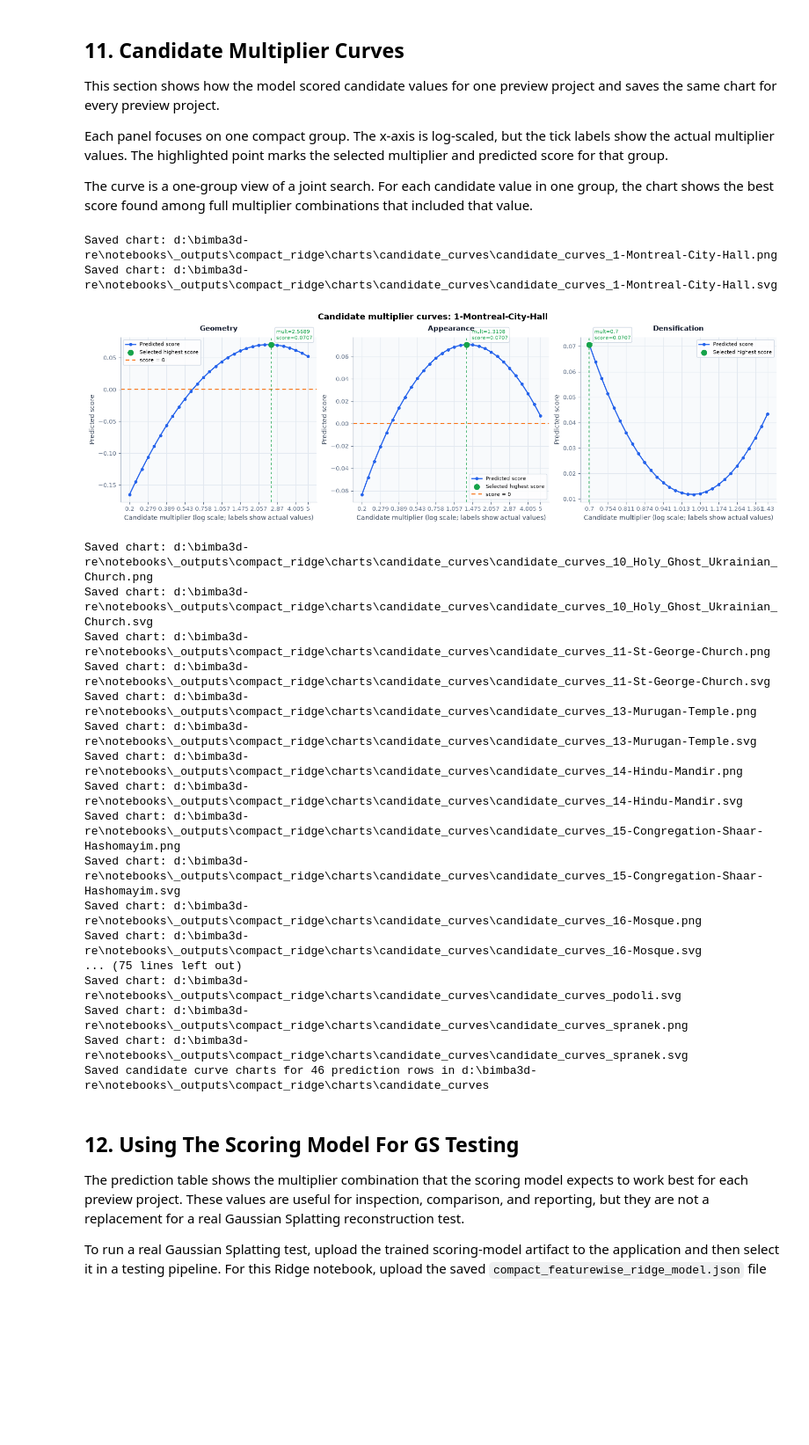
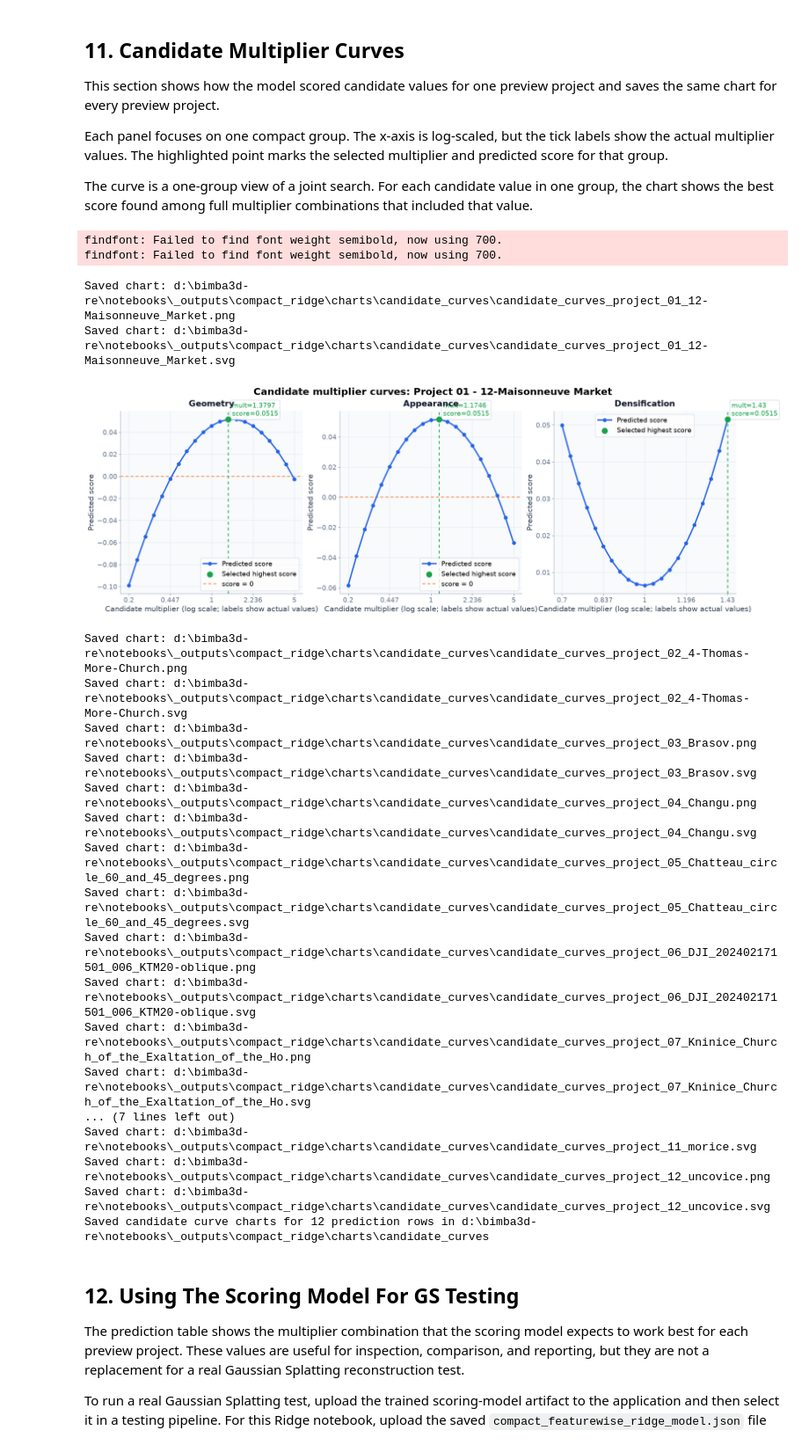
Before and after one commit to geomatupen/bimba3d-re, a Jupyter notebook: notebooks/featurewise_ridge_quality_scoring_model.ipynb, the cells around one changed output. Shown at 88% size. Saved outputs shown, nothing was run; the diff lists cells and outputs as text; code cells hidden in the pictures; blank space fills up the shorter version.

```diff
--- a/notebooks/featurewise_ridge_quality_scoring_model.ipynb
+++ b/notebooks/featurewise_ridge_quality_scoring_model.ipynb
@@ -565,7 +594,8 @@ def compact_raw_feature(features: dict[str, Any], name: str) -> float:
     if name == "overlap_proxy":
         return _feature_float(features, "overlap_proxy", 0.5)
     if name == "coverage_spread":
-        return _feature_float(features, "coverage_spread", 0.5)
+        # Treat 0.0 as unavailable coverage and use the neutral default, matching the model code.
+        return _feature_float(features, "coverage_spread", 0.5, positive=True)
     if name == "camera_angle_bucket":
         return _feature_float(features, "camera_angle_bucket", 0.0)
     if name == "heading_consistency":
@@ -1640,44 +1700,51 @@ Each panel focuses on one compact group. The x-axis is log-scaled, but the tick
 
 The curve is a one-group view of a joint search. For each candidate value in one group, the chart shows the best score found among full multiplier combinations that included that value.
 # %%
-PROJECT_NAME = prediction_rows[0]["project_name"] if prediction_rows else None
+PROJECT_INDEX = prediction_rows[0].get("project_index") if prediction_rows else None
 if not prediction_rows:
     print("No prediction rows available.")
 else:
-    selected_row = next((row for row in prediction_rows if row["project_name"] == PROJECT_NAME), prediction_rows[0])
-    candidate_dir = CHART_DIR / "candidate_curves"
+    selected_row = next((row for row in prediction_rows if row.get("project_index") == PROJECT_INDEX), prediction_rows[0])
+    candidate_dir = prepare_output_directory(CHART_DIR / "candidate_curves", replace=True)
 
     for row in prediction_rows:
         # Show one example in the notebook and save charts for every preview row for later inspection.
+        project_index = row.get("project_index")
+        if isinstance(project_index, (int, float)) and math.isfinite(float(project_index)):
+            project_label = f"project_{int(project_index):02d}_{row['project_name']}"
+        else:
+            project_label = row.get("project_name") or "preview_project"
         plot_candidate_curve_set(
             row,
-            save_name=f"candidate_curves_{row['project_name']}",
+            save_name=f"candidate_curves_{project_label}",
             directory=candidate_dir,
             show=(row is selected_row),
             save=True,
         )
     print(f"Saved candidate curve charts for {len(prediction_rows)} prediction rows in {candidate_dir}")
 # %% [output]
-Saved chart: d:\bimba3d-re\notebooks\_outputs\compact_ridge\charts\candidate_curves\candidate_curves_1-Montreal-City-Hall.png
-Saved chart: d:\bimba3d-re\notebooks\_outputs\compact_ridge\charts\candidate_curves\candidate_curves_1-Montreal-City-Hall.svg
+findfont: Failed to find font weight semibold, now using 700.
+findfont: Failed to find font weight semibold, now using 700.
+Saved chart: d:\bimba3d-re\notebooks\_outputs\compact_ridge\charts\candidate_curves\candidate_curves_project_01_12-Maisonneuve_Market.png
+Saved chart: d:\bimba3d-re\notebooks\_outputs\compact_ridge\charts\candidate_curves\candidate_curves_project_01_12-Maisonneuve_Market.svg
-[figure, old version]
+[figure, new version]
-Saved chart: d:\bimba3d-re\notebooks\_outputs\compact_ridge\charts\candidate_curves\candidate_curves_10_Holy_Ghost_Ukrainian_Church.png
-Saved chart: d:\bimba3d-re\notebooks\_outputs\compact_ridge\charts\candidate_curves\candidate_curves_10_Holy_Ghost_Ukrainian_Church.svg
-Saved chart: d:\bimba3d-re\notebooks\_outputs\compact_ridge\charts\candidate_curves\candidate_curves_11-St-George-Church.png
-Saved chart: d:\bimba3d-re\notebooks\_outputs\compact_ridge\charts\candidate_curves\candidate_curves_11-St-George-Church.svg
-Saved chart: d:\bimba3d-re\notebooks\_outputs\compact_ridge\charts\candidate_curves\candidate_curves_13-Murugan-Temple.png
-Saved chart: d:\bimba3d-re\notebooks\_outputs\compact_ridge\charts\candidate_curves\candidate_curves_13-Murugan-Temple.svg
-Saved chart: d:\bimba3d-re\notebooks\_outputs\compact_ridge\charts\candidate_curves\candidate_curves_14-Hindu-Mandir.png
-Saved chart: d:\bimba3d-re\notebooks\_outputs\compact_ridge\charts\candidate_curves\candidate_curves_14-Hindu-Mandir.svg
-Saved chart: d:\bimba3d-re\notebooks\_outputs\compact_ridge\charts\candidate_curves\candidate_curves_15-Congregation-Shaar-Hashomayim.png
-Saved chart: d:\bimba3d-re\notebooks\_outputs\compact_ridge\charts\candidate_curves\candidate_curves_15-Congregation-Shaar-Hashomayim.svg
-Saved chart: d:\bimba3d-re\notebooks\_outputs\compact_ridge\charts\candidate_curves\candidate_curves_16-Mosque.png
-Saved chart: d:\bimba3d-re\notebooks\_outputs\compact_ridge\charts\candidate_curves\candidate_curves_16-Mosque.svg
-... (75 lines left out)
-Saved chart: d:\bimba3d-re\notebooks\_outputs\compact_ridge\charts\candidate_curves\candidate_curves_podoli.svg
-Saved chart: d:\bimba3d-re\notebooks\_outputs\compact_ridge\charts\candidate_curves\candidate_curves_spranek.png
-Saved chart: d:\bimba3d-re\notebooks\_outputs\compact_ridge\charts\candidate_curves\candidate_curves_spranek.svg
-Saved candidate curve charts for 46 prediction rows in d:\bimba3d-re\notebooks\_outputs\compact_ridge\charts\candidate_curves
+Saved chart: d:\bimba3d-re\notebooks\_outputs\compact_ridge\charts\candidate_curves\candidate_curves_project_02_4-Thomas-More-Church.png
+Saved chart: d:\bimba3d-re\notebooks\_outputs\compact_ridge\charts\candidate_curves\candidate_curves_project_02_4-Thomas-More-Church.svg
+Saved chart: d:\bimba3d-re\notebooks\_outputs\compact_ridge\charts\candidate_curves\candidate_curves_project_03_Brasov.png
+Saved chart: d:\bimba3d-re\notebooks\_outputs\compact_ridge\charts\candidate_curves\candidate_curves_project_03_Brasov.svg
+Saved chart: d:\bimba3d-re\notebooks\_outputs\compact_ridge\charts\candidate_curves\candidate_curves_project_04_Changu.png
+Saved chart: d:\bimba3d-re\notebooks\_outputs\compact_ridge\charts\candidate_curves\candidate_curves_project_04_Changu.svg
+Saved chart: d:\bimba3d-re\notebooks\_outputs\compact_ridge\charts\candidate_curves\candidate_curves_project_05_Chatteau_circle_60_and_45_degrees.png
+Saved chart: d:\bimba3d-re\notebooks\_outputs\compact_ridge\charts\candidate_curves\candidate_curves_project_05_Chatteau_circle_60_and_45_degrees.svg
+Saved chart: d:\bimba3d-re\notebooks\_outputs\compact_ridge\charts\candidate_curves\candidate_curves_project_06_DJI_202402171501_006_KTM20-oblique.png
+Saved chart: d:\bimba3d-re\notebooks\_outputs\compact_ridge\charts\candidate_curves\candidate_curves_project_06_DJI_202402171501_006_KTM20-oblique.svg
+Saved chart: d:\bimba3d-re\notebooks\_outputs\compact_ridge\charts\candidate_curves\candidate_curves_project_07_Kninice_Church_of_the_Exaltation_of_the_Ho.png
+Saved chart: d:\bimba3d-re\notebooks\_outputs\compact_ridge\charts\candidate_curves\candidate_curves_project_07_Kninice_Church_of_the_Exaltation_of_the_Ho.svg
+... (7 lines left out)
+Saved chart: d:\bimba3d-re\notebooks\_outputs\compact_ridge\charts\candidate_curves\candidate_curves_project_11_morice.svg
+Saved chart: d:\bimba3d-re\notebooks\_outputs\compact_ridge\charts\candidate_curves\candidate_curves_project_12_uncovice.png
+Saved chart: d:\bimba3d-re\notebooks\_outputs\compact_ridge\charts\candidate_curves\candidate_curves_project_12_uncovice.svg
+Saved candidate curve charts for 12 prediction rows in d:\bimba3d-re\notebooks\_outputs\compact_ridge\charts\candidate_curves
 # %% [markdown]
 ## 12. Using The Scoring Model For GS Testing
 
```
Also changed, not shown: parts of 10 cells of this notebook, 56 other files.
